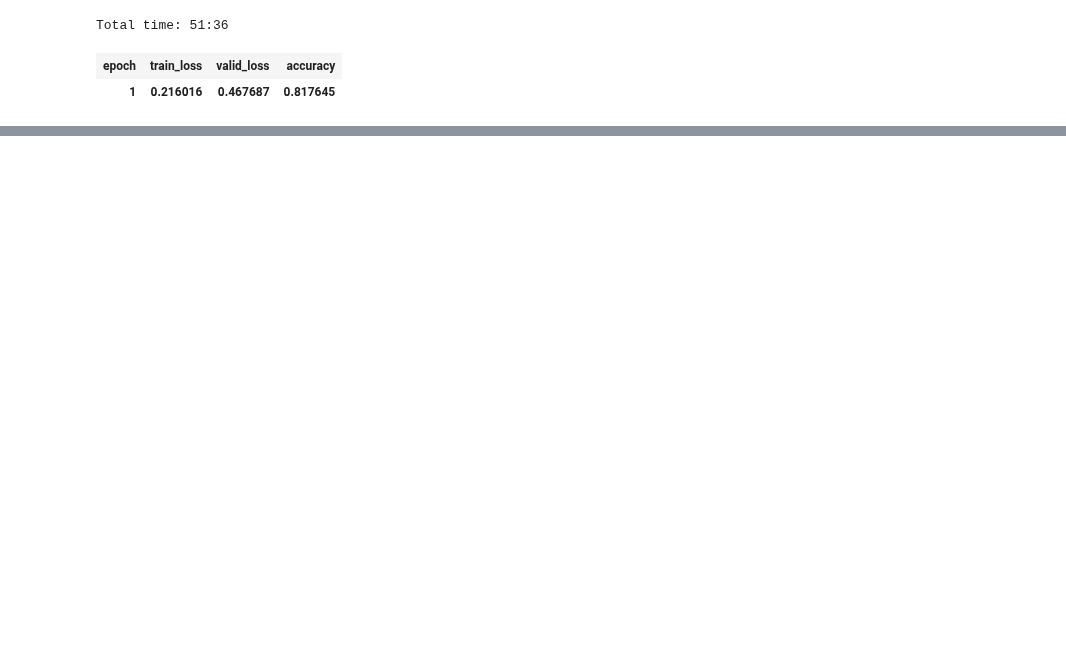
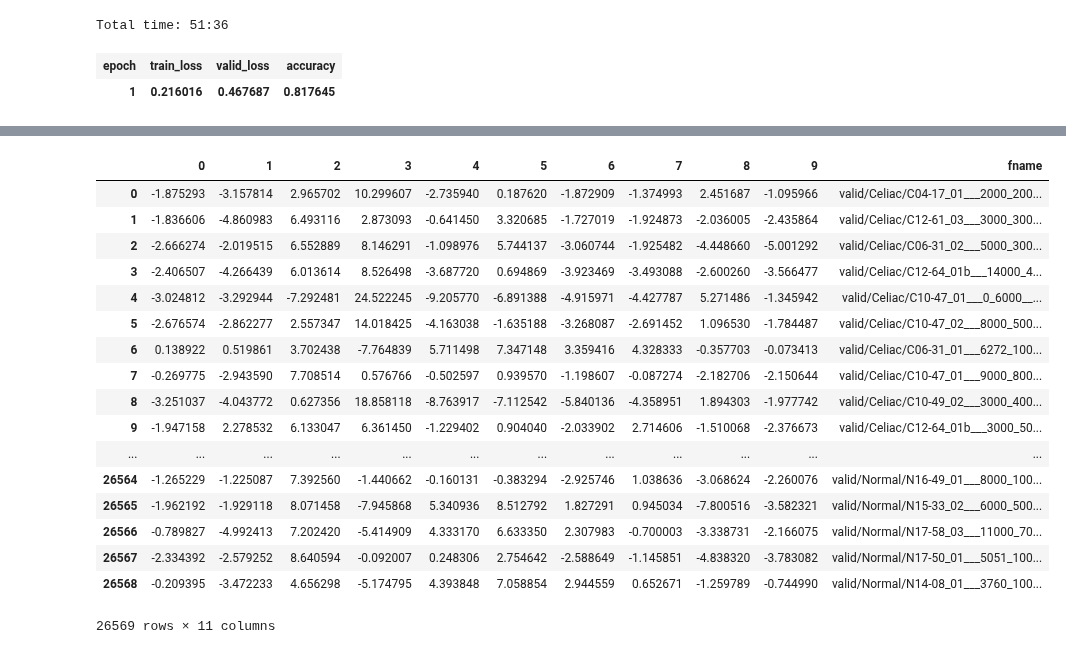
Before and after one commit to UVA-DSI-2019-Capstones/CHRC, a Jupyter notebook: models/updated_models/resnet50_1000x1000_256_last_layer_10.ipynb, the cells around one changed output, grey strips where cells are left out. Cells and saved outputs as stored; diff of their text form; code cells hidden in the pictures; blank space fills up the shorter version.

Commit message:
Added 10 features for train and calid

```diff
--- a/models/updated_models/resnet50_1000x1000_256_last_layer_10.ipynb
+++ b/models/updated_models/resnet50_1000x1000_256_last_layer_10.ipynb
@@ -119,15 +119,0 @@ for index, name in enumerate(train_df['x']):
-# %%
-# we start by extracting a batch then choosing one image and label from that batch
-# i is the index of the chosen image
-i = 13
-
-image_batch, label_batch = next(iter(learn.data.train_dl))
-image = image_batch[i].reshape(1, 3, 512, 512)
-label = label_batch[i].reshape(-1)
-
-# running the forward pass
-out = model_10_features(image)
-# %%
-for i, j in enumerate(train_df['x']):
-    print(j)
-    break
@@ -135,0 +122,25 @@ train/Celiac/C13-65_04___2000_4432___0_0.jpg
+# %%
+valid_df = data.valid_ds.to_df()
+# %%
+bs = 16
+data_model_val = pd.DataFrame(columns = list(range(10)).append('fname'))
+
+dl_iter = iter(learn.data.valid_dl)
+dl = next(dl_iter)
+for index, name in enumerate(valid_df['x']):
+    if ((index % bs == 0) and (index != 0)):
+        dl = next(dl_iter)
+    image_batch, label_batch = dl
+    i = index % bs
+    image = image_batch[i].reshape(1, 3, 512, 512)
+    label = label_batch[i].reshape(-1)
+
+    output = model_10_features(image)
+
+    if (index % 100 == 0):
+        print (index)
+
+    a = output[0].cpu().detach().numpy()
+    tmp = pd.DataFrame(data=a).T
+    tmp['fname'] = [name]
+    data_model_val = pd.concat([data_model_val, tmp], ignore_index=True)
@@ -135,0 +165,21 @@ train/Celiac/C13-65_04___2000_4432___0_0.jpg
+# %%
+data_model_val.to_csv('')
+# %% [output]
+|  | 0 | 1 | 2 | 3 | 4 | 5 | 6 | 7 | 8 | 9 | fname |
+| 0 | -1.875293 | -3.157814 | 2.965702 | 10.299607 | -2.735940 | 0.187620 | -1.872909 | -1.374993 | 2.451687 | -1.095966 | valid/Celiac/C04-17_01___2000_200... |
+| 1 | -1.836606 | -4.860983 | 6.493116 | 2.873093 | -0.641450 | 3.320685 | -1.727019 | -1.924873 | -2.036005 | -2.435864 | valid/Celiac/C12-61_03___3000_300... |
+| 2 | -2.666274 | -2.019515 | 6.552889 | 8.146291 | -1.098976 | 5.744137 | -3.060744 | -1.925482 | -4.448660 | -5.001292 | valid/Celiac/C06-31_02___5000_300... |
+| 3 | -2.406507 | -4.266439 | 6.013614 | 8.526498 | -3.687720 | 0.694869 | -3.923469 | -3.493088 | -2.600260 | -3.566477 | valid/Celiac/C12-64_01b___14000_4... |
+| 4 | -3.024812 | -3.292944 | -7.292481 | 24.522245 | -9.205770 | -6.891388 | -4.915971 | -4.427787 | 5.271486 | -1.345942 | valid/Celiac/C10-47_01___0_6000__... |
+| 5 | -2.676574 | -2.862277 | 2.557347 | 14.018425 | -4.163038 | -1.635188 | -3.268087 | -2.691452 | 1.096530 | -1.784487 | valid/Celiac/C10-47_02___8000_500... |
+| 6 | 0.138922 | 0.519861 | 3.702438 | -7.764839 | 5.711498 | 7.347148 | 3.359416 | 4.328333 | -0.357703 | -0.073413 | valid/Celiac/C06-31_01___6272_100... |
+| 7 | -0.269775 | -2.943590 | 7.708514 | 0.576766 | -0.502597 | 0.939570 | -1.198607 | -0.087274 | -2.182706 | -2.150644 | valid/Celiac/C10-47_01___9000_800... |
+| 8 | -3.251037 | -4.043772 | 0.627356 | 18.858118 | -8.763917 | -7.112542 | -5.840136 | -4.358951 | 1.894303 | -1.977742 | valid/Celiac/C10-49_02___3000_400... |
+| 9 | -1.947158 | 2.278532 | 6.133047 | 6.361450 | -1.229402 | 0.904040 | -2.033902 | 2.714606 | -1.510068 | -2.376673 | valid/Celiac/C12-64_01b___3000_50... |
+| ... | ... | ... | ... | ... | ... | ... | ... | ... | ... | ... | ... |
+| 26564 | -1.265229 | -1.225087 | 7.392560 | -1.440662 | -0.160131 | -0.383294 | -2.925746 | 1.038636 | -3.068624 | -2.260076 | valid/Normal/N16-49_01___8000_100... |
+| 26565 | -1.962192 | -1.929118 | 8.071458 | -7.945868 | 5.340936 | 8.512792 | 1.827291 | 0.945034 | -7.800516 | -3.582321 | valid/Normal/N15-33_02___6000_500... |
+| 26566 | -0.789827 | -4.992413 | 7.202420 | -5.414909 | 4.333170 | 6.633350 | 2.307983 | -0.700003 | -3.338731 | -2.166075 | valid/Normal/N17-58_03___11000_70... |
+| 26567 | -2.334392 | -2.579252 | 8.640594 | -0.092007 | 0.248306 | 2.754642 | -2.588649 | -1.145851 | -4.838320 | -3.783082 | valid/Normal/N17-50_01___5051_100... |
+| 26568 | -0.209395 | -3.472233 | 4.656298 | -5.174795 | 4.393848 | 7.058854 | 2.944559 | 0.652671 | -1.259789 | -0.744990 | valid/Normal/N14-08_01___3760_100... |
+26569 rows × 11 columns
```
Also changed, not shown: parts of 4 cells of this notebook, 1 other file.
